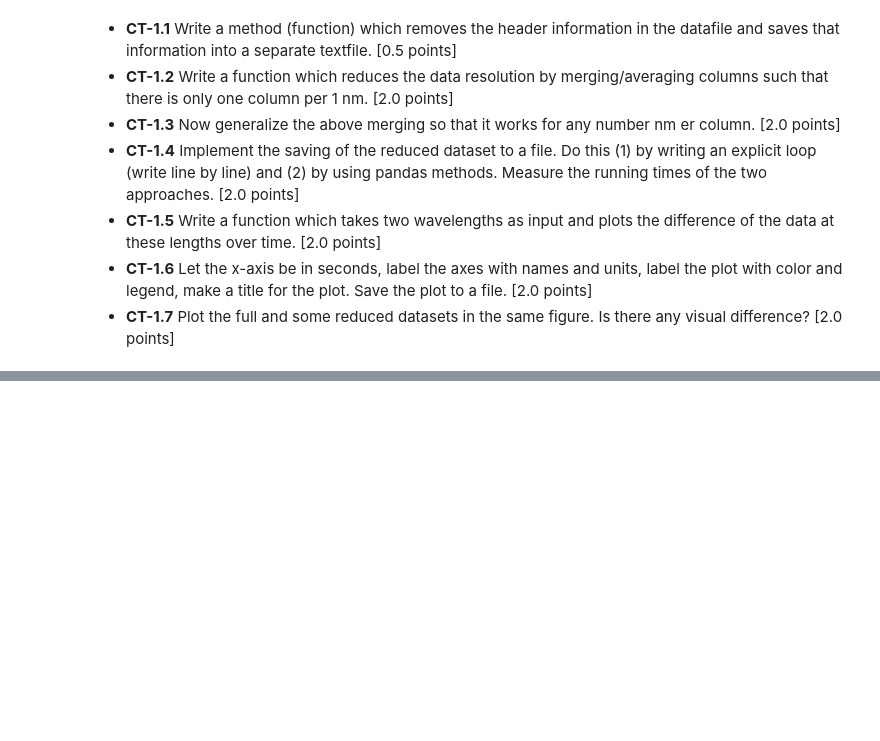
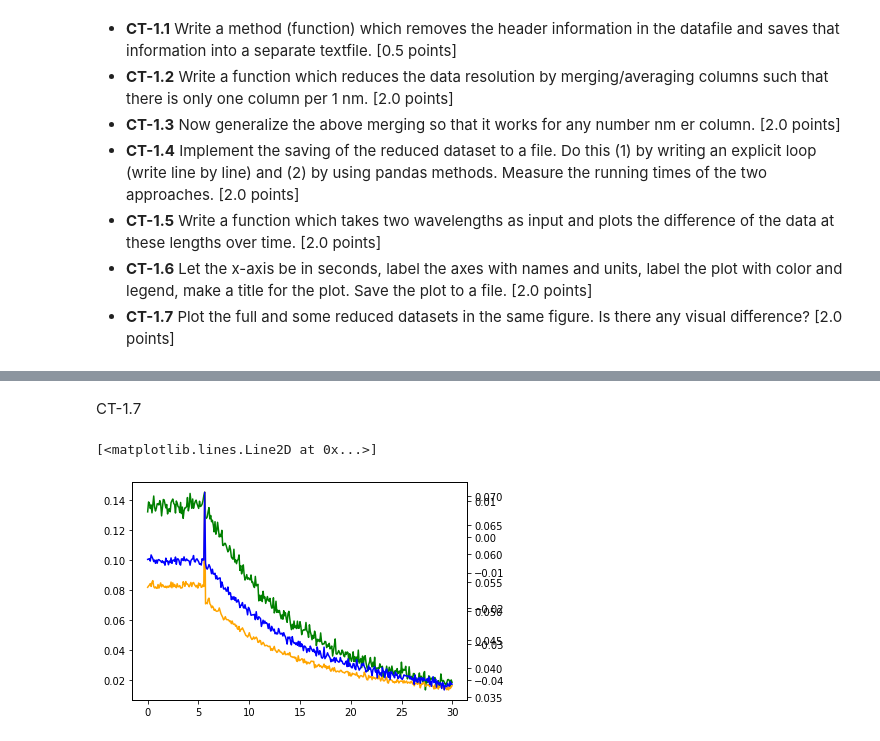
Before and after one commit to flo20schae/data-sience-fundamentals, a Jupyter notebook: CodingTask1.ipynb, the cells around one changed output, grey strips where cells are left out. Cells and saved outputs as stored; diff of their text form; code cells hidden in the pictures; blank space fills up the shorter version.

```diff
--- a/CodingTask1.ipynb
+++ b/CodingTask1.ipynb
@@ -21,0 +242,20 @@ datafile and saves that information into a separate textfile. [0.5 points]
+# %% [markdown]
+CT-1.7
+# %%
+df = pd.read_csv(path, delimiter='\t', header=13)
+
+data = df.to_numpy()
+time_sec = (data[:, 1]-1540456324789)/1000
+average = np.mean(data[:, 1000:2000], axis=1)
+
+fig, ax1 = plt.subplots()
+ax1.plot(time_sec, data[:,1000], color='green')
+
+ax2 = ax1.twinx()
+ax2.plot(time_sec, average, color='orange')
+
+ax3 = ax1.twinx()
+ax3.plot(time_sec, data[:, 2000], color ='blue')
+# %% [output]
+[<matplotlib.lines.Line2D at 0x...>]
+[figure, added]
```
Also changed, not shown: parts of 16 cells of this notebook.
